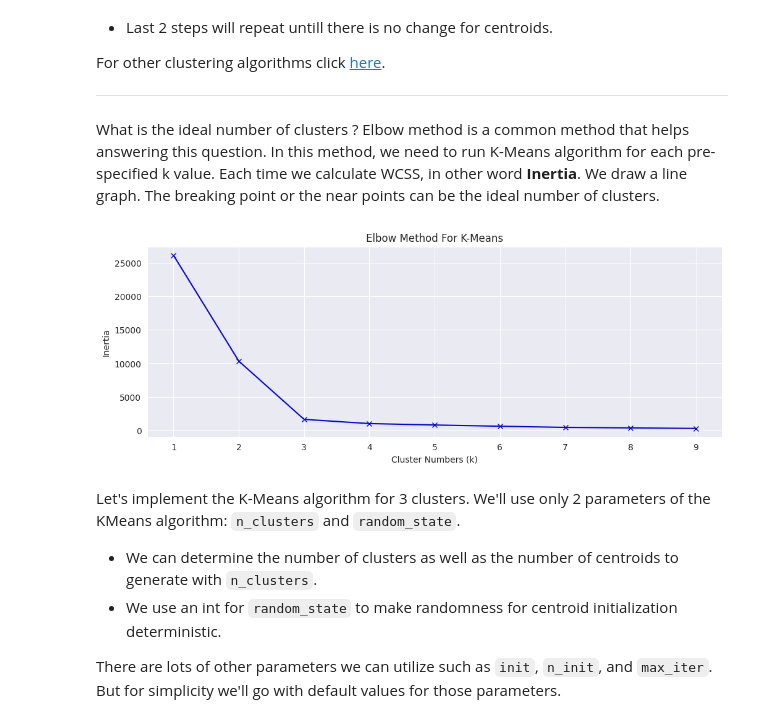
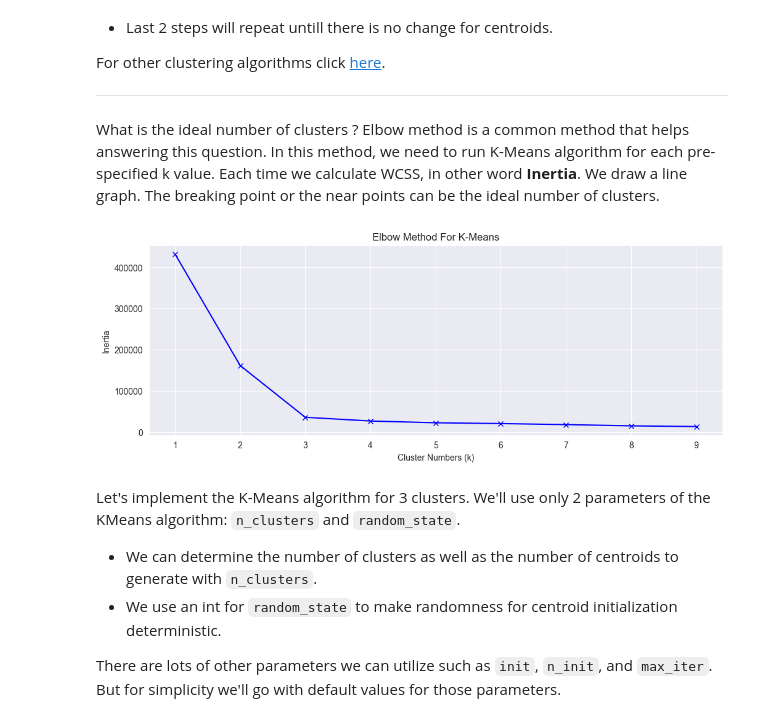
Before and after one commit to koprendo/Analytics-and-Machine-Learning, a Jupyter notebook: Unsupervised/K-Means/kmeans_in_2d.ipynb, the cells around one changed output. Drawn from its saved outputs; the diff is of its cells as text; code cells hidden in the pictures.

```diff
--- a/Unsupervised/K-Means/kmeans_in_2d.ipynb
+++ b/Unsupervised/K-Means/kmeans_in_2d.ipynb
@@ -15,7 +16,9 @@ We generate three synthetic clusters, each containing 10 observations. For each
 # %%
-cluster1 = np.random.normal(loc=[25, 40], scale=[5, 10], size=(10, 2))
-cluster2 = np.random.normal(loc=[40, 80], scale=[6, 5], size=(10, 2))
-cluster3 = np.random.normal(loc=[60, 20], scale=[5, 5], size=(10, 2))
+obs_nmbr = 200
+
+cluster1 = np.random.normal(loc=[25, 40], scale=[5, 10], size=(obs_nmbr, 2))
+cluster2 = np.random.normal(loc=[40, 80], scale=[6, 5], size=(obs_nmbr, 2))
+cluster3 = np.random.normal(loc=[60, 20], scale=[5, 5], size=(obs_nmbr, 2))
 
 age, score = int(cluster1[:1][0][0]), int(cluster1[:1][0][1])
 
@@ -32,8 +35,8 @@ data = np.vstack([cluster1, cluster2, cluster3])
 df = pd.DataFrame(data, columns=["Age", "SpendingScore"])
 
 # create a list for cluster labels
-clusters = ['Cluster 1'] * 10 + ['Cluster 2'] * 10 + ['Cluster 3'] * 10
+clusters = ['Cluster 1'] * obs_nmbr + ['Cluster 2'] * obs_nmbr + ['Cluster 3'] * obs_nmbr
 
-df.head(2)
+df.sample(2)
 # %% [output]
 |  | Age | SpendingScore |
@@ -42 +45,3 @@ df.head(2)
+# %%
+X_train, X_test, y_train, y_test = train_test_split(df, clusters, test_size=0.2)
 # %% [markdown]
@@ -69,0 +75,22 @@ plt.show()
+# %%
+plt.figure(figsize=(12, 4))
+sns.set_style("darkgrid")
+
+sns.scatterplot(
+    data=X_train,
+    x="Age",
+    y="SpendingScore",
+    hue=y_train,
+    palette="tab10",
+    s=100,
+
+)
+
+plt.title("Age vs Spending Score Scatter Plot", fontsize=16, pad=20)
+plt.xlabel("Age", fontsize=13, labelpad=15)
+plt.ylabel("Spending Score", fontsize=13, labelpad=15)
+
+plt.xticks(fontsize=11)
+plt.yticks(fontsize=11)
+
+plt.show()
@@ -85,20 +114,20 @@ What is the ideal number of clusters ? Elbow method is a common method that help
 # %%
 inertias = {}
 
 # run k-means for each k value and calculate inertia
 for cluster_number in range(1, 10):
-    kmeanModel = KMeans(n_clusters=cluster_number, random_state=42).fit(df)
+    kmeanModel = KMeans(n_clusters=cluster_number, random_state=42).fit(X_train)
     inertias[cluster_number] = kmeanModel.inertia_
 
 # draw a line graph of inertias across different k values
 plt.figure(figsize=(12, 4))
 plt.plot(range(1, 10), inertias.values(), 'bx-')
 plt.xlabel('Cluster Numbers (k)')
 plt.ylabel('Inertia')
 plt.title('Elbow Method For K-Means')
 plt.show()
 # %% [output]
-[figure, old version]
+[figure, new version]
 # %% [markdown]
 Let's implement the K-Means algorithm for 3 clusters. We'll use only 2 parameters of the KMeans algorithm: `n_clusters` and `random_state`.
 - We can determine the number of clusters as well as the number of centroids to generate with `n_clusters`.
```
Also changed, not shown: parts of 18 cells of this notebook.
